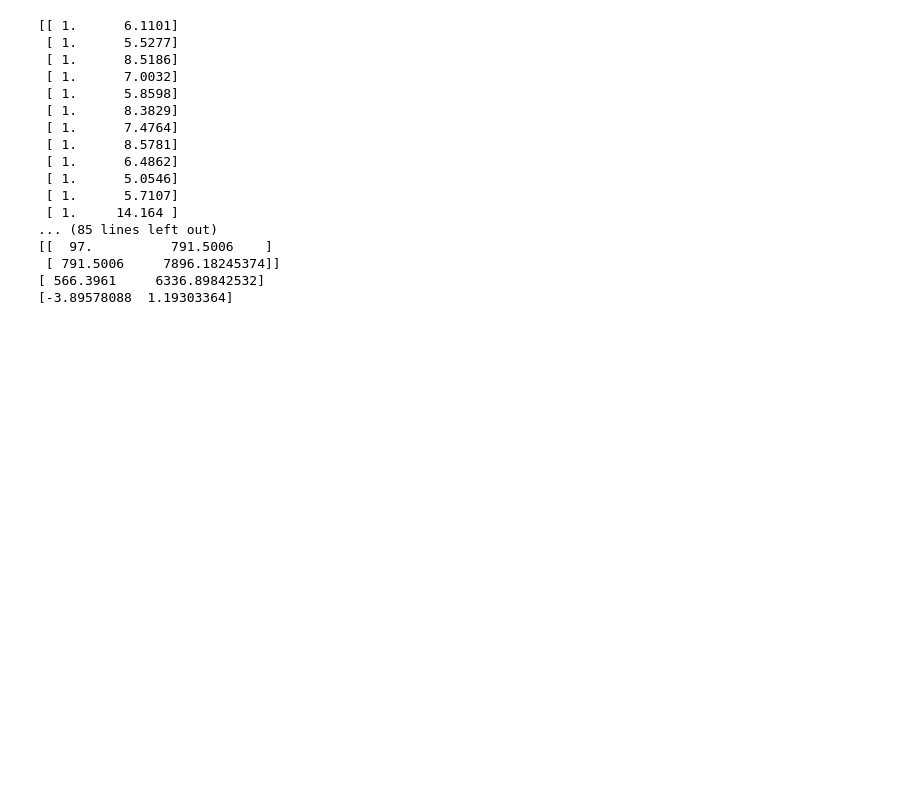
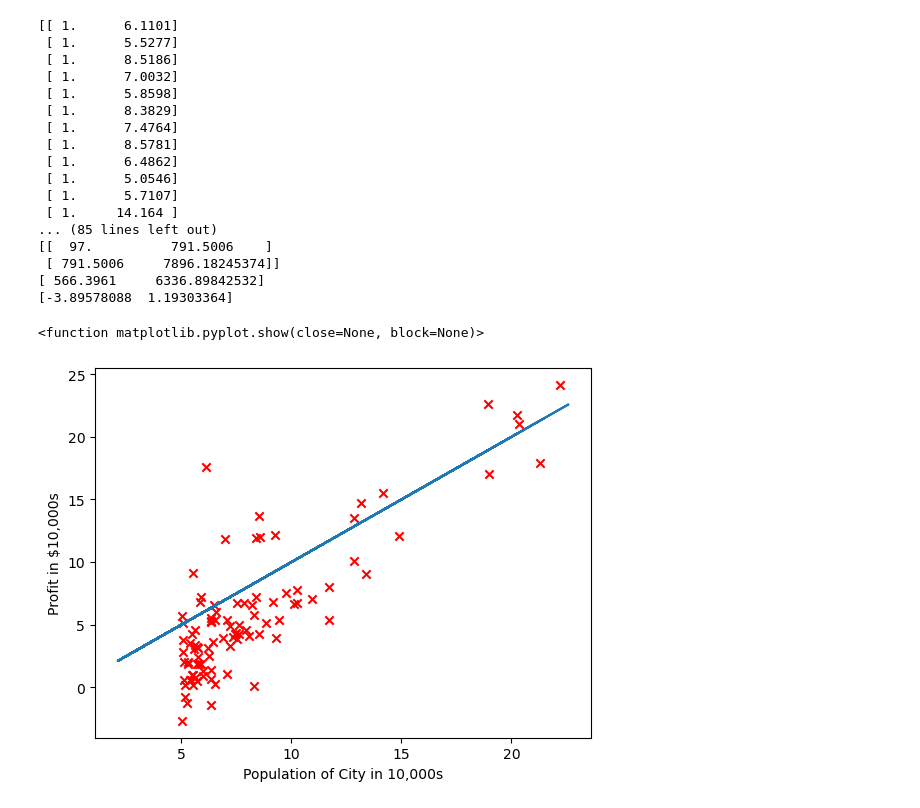
Before and after one commit to kcheng04/project4, a Jupyter notebook: Project_4_Exercise_1_Linear_Regression.ipynb, the cells around one changed output. Drawn from its saved outputs; the diff is of its cells as text; code cells hidden in the pictures; blank space fills up the shorter version.

```diff
--- a/Project_4_Exercise_1_Linear_Regression.ipynb
+++ b/Project_4_Exercise_1_Linear_Regression.ipynb
@@ -120,10 +120,3 @@ print(summation_y_squared)
  1.67668814e+01 1.99665823e-01 3.42691327e+01 9.17248914e+00
  3.89499331e+00]
 <function summation_y_squared at 0x...>
-# %%
-X_matrix = np.zeros((2,N))
-print(X_matrix)
-for i in range(N):
-    X_matrix[0,:] = 1
-    X_matrix[1,:] = population_data.flatten()
-print(X_matrix)
@@ -151,9 +126,9 @@ print(X_matrix_T)
 X_matmul = np.matmul(X_matrix, X_matrix_T)
 print(X_matmul)
 X_matmul_inv = np.linalg.inv(X_matmul)
-X_Y = np.matmul(X_matrix, profit_data)
-print(X_Y)
-theta = np.matmul(X_matmul_inv, X_Y)
+X_matmul_Y = np.matmul(X_matrix, profit_data)
+print(X_matmul_Y )
+theta = np.matmul(X_matmul_inv, X_matmul_Y )
 print(theta)
 # %% [output]
 [[ 1.      6.1101]
@@ -173,3 +148,13 @@ print(theta)
  [ 791.5006     7896.18245374]]
 [ 566.3961     6336.89842532]
 [-3.89578088  1.19303364]
+# %%
+juliansucks = theta[0] + theta[1]*population_data
+plt.scatter(population_data, profit_data, marker='x', c='r')
+plt.plot(juliansucks, profit_data_predict)
+plt.xlabel('Population of City in 10,000s')
+plt.ylabel('Profit in $10,000s')
+plt.show
+# %% [output]
+<function matplotlib.pyplot.show(close=None, block=None)>
+[figure, added]
```
Also changed, not shown: parts of 1 cell of this notebook.
